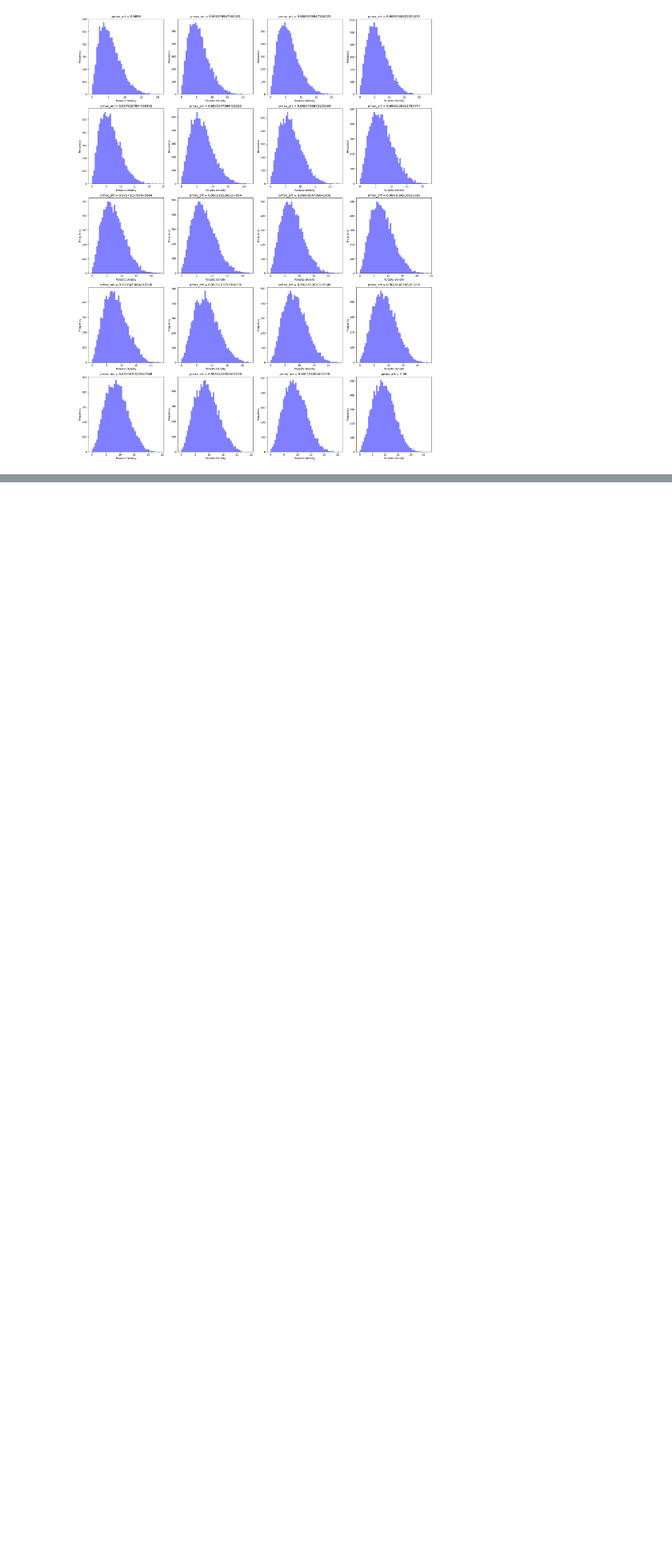
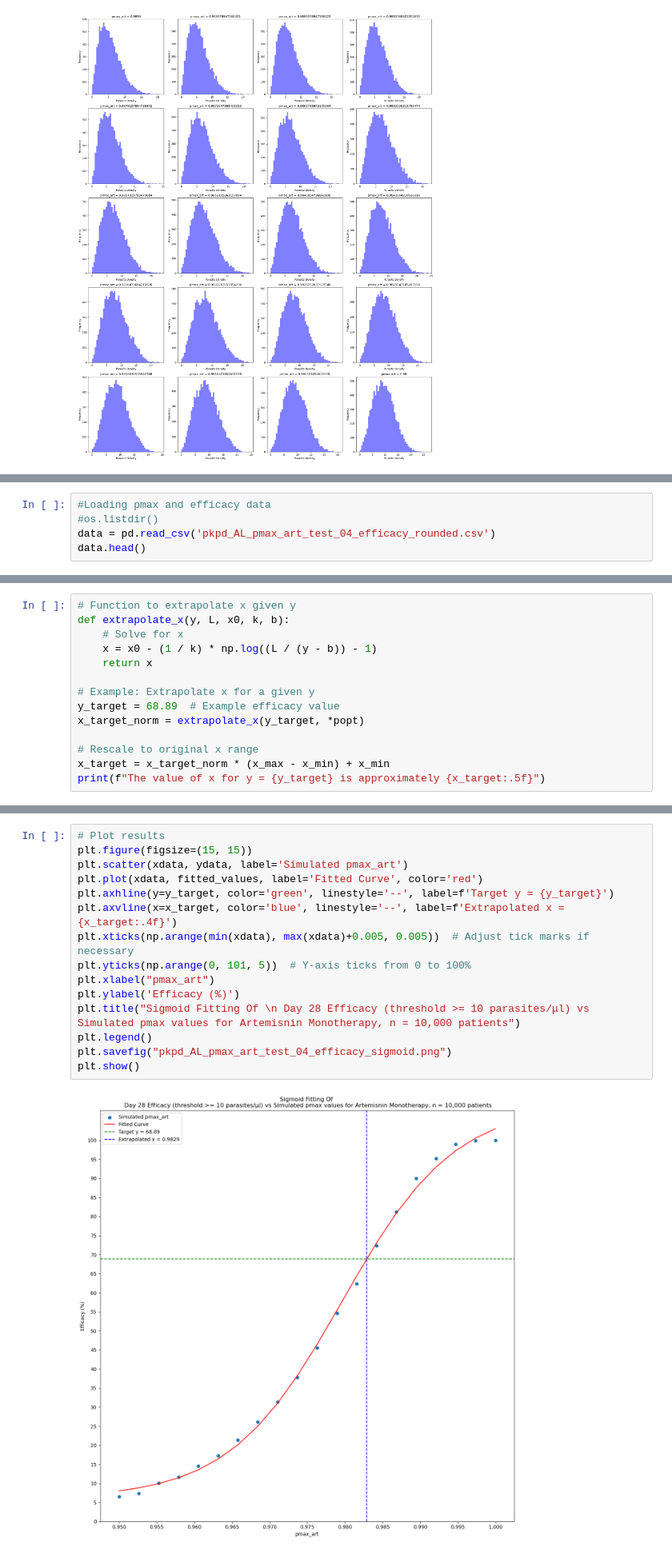
Before and after one commit to maciekboni/2019-test-ppq-pk, a Jupyter notebook: plots/AL/pkpd_AL/pfcrt+pfmdr1/bassat/art_efficacy_calibration.ipynb, the cells around one changed output, grey strips where cells are left out. Shown at 80% size. Cells and saved outputs as stored; diff of their text form; blank space fills up the shorter version.

Commit message:
Completed calibration of pmax_art for ART monotherapy

```diff
--- a/plots/AL/pkpd_AL/pfcrt+pfmdr1/bassat/art_efficacy_calibration.ipynb
+++ b/plots/AL/pkpd_AL/pfcrt+pfmdr1/bassat/art_efficacy_calibration.ipynb
@@ -695,0 +736,5 @@ The pmax value for efficacy 68.9 is 0.9830586466165413
+# %%
+#Loading pmax and efficacy data
+#os.listdir()
+data = pd.read_csv('pkpd_AL_pmax_art_test_04_efficacy_rounded.csv')
+data.head()
@@ -695,0 +777,14 @@ The pmax value for efficacy 68.9 is 0.9830586466165413
+# %%
+# Function to extrapolate x given y
+def extrapolate_x(y, L, x0, k, b):
+    # Solve for x
+    x = x0 - (1 / k) * np.log((L / (y - b)) - 1)
+    return x
+
+# Example: Extrapolate x for a given y
+y_target = 68.89  # Example efficacy value
+x_target_norm = extrapolate_x(y_target, *popt)
+
+# Rescale to original x range
+x_target = x_target_norm * (x_max - x_min) + x_min
+print(f"The value of x for y = {y_target} is approximately {x_target:.5f}")
@@ -695,0 +793,17 @@ The pmax value for efficacy 68.9 is 0.9830586466165413
+# %%
+# Plot results
+plt.figure(figsize=(15, 15))
+plt.scatter(xdata, ydata, label='Simulated pmax_art')
+plt.plot(xdata, fitted_values, label='Fitted Curve', color='red')
+plt.axhline(y=y_target, color='green', linestyle='--', label=f'Target y = {y_target}')
+plt.axvline(x=x_target, color='blue', linestyle='--', label=f'Extrapolated x = {x_target:.4f}')
+plt.xticks(np.arange(min(xdata), max(xdata)+0.005, 0.005))  # Adjust tick marks if necessary
+plt.yticks(np.arange(0, 101, 5))  # Y-axis ticks from 0 to 100%
+plt.xlabel("pmax_art")
+plt.ylabel('Efficacy (%)')
+plt.title("Sigmoid Fitting Of \n Day 28 Efficacy (threshold >= 10 parasites/μl) vs Simulated pmax values for Artemisnin Monotherapy, n = 10,000 patients")
+plt.legend()
+plt.savefig("pkpd_AL_pmax_art_test_04_efficacy_sigmoid.png")
+plt.show()
+# %% [output]
+[figure, added]
```
Also changed, not shown: parts of 17 cells of this notebook, 20 other files.
